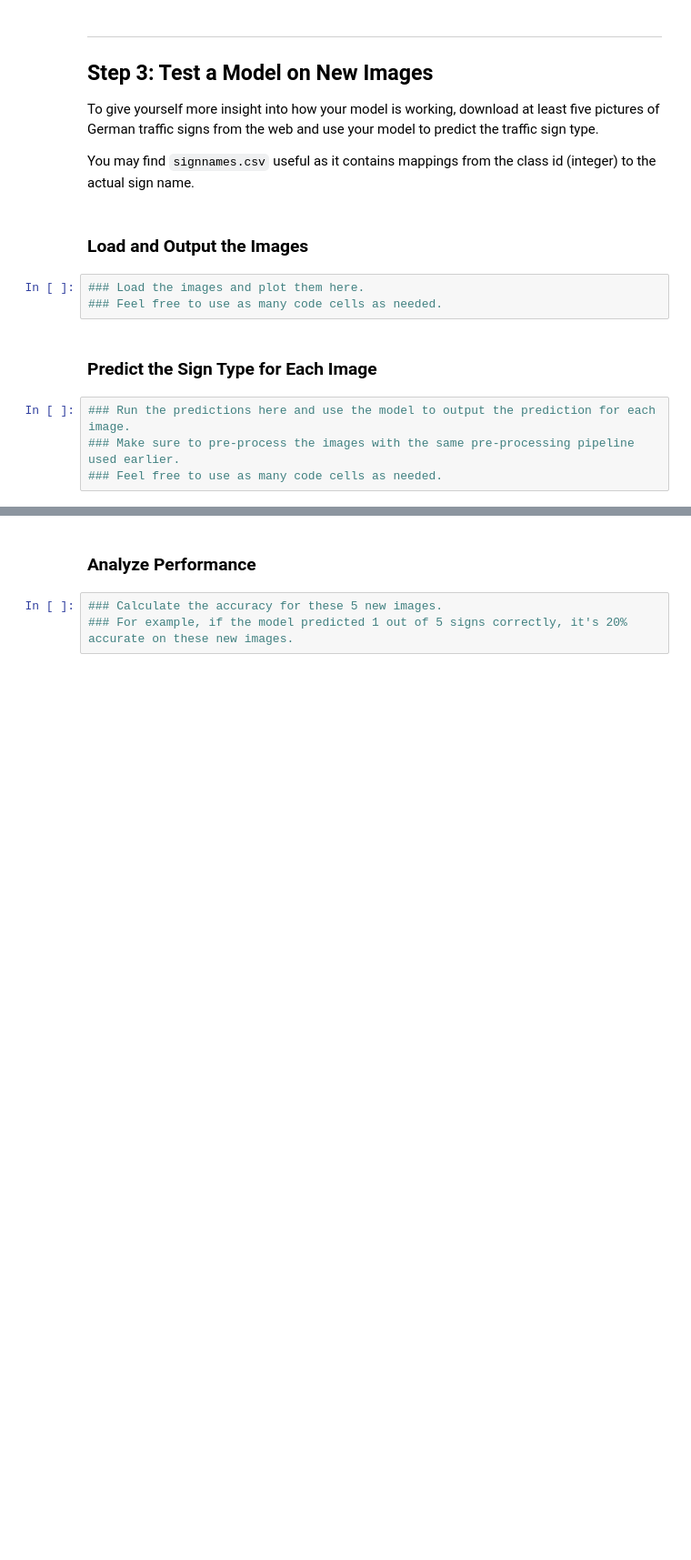
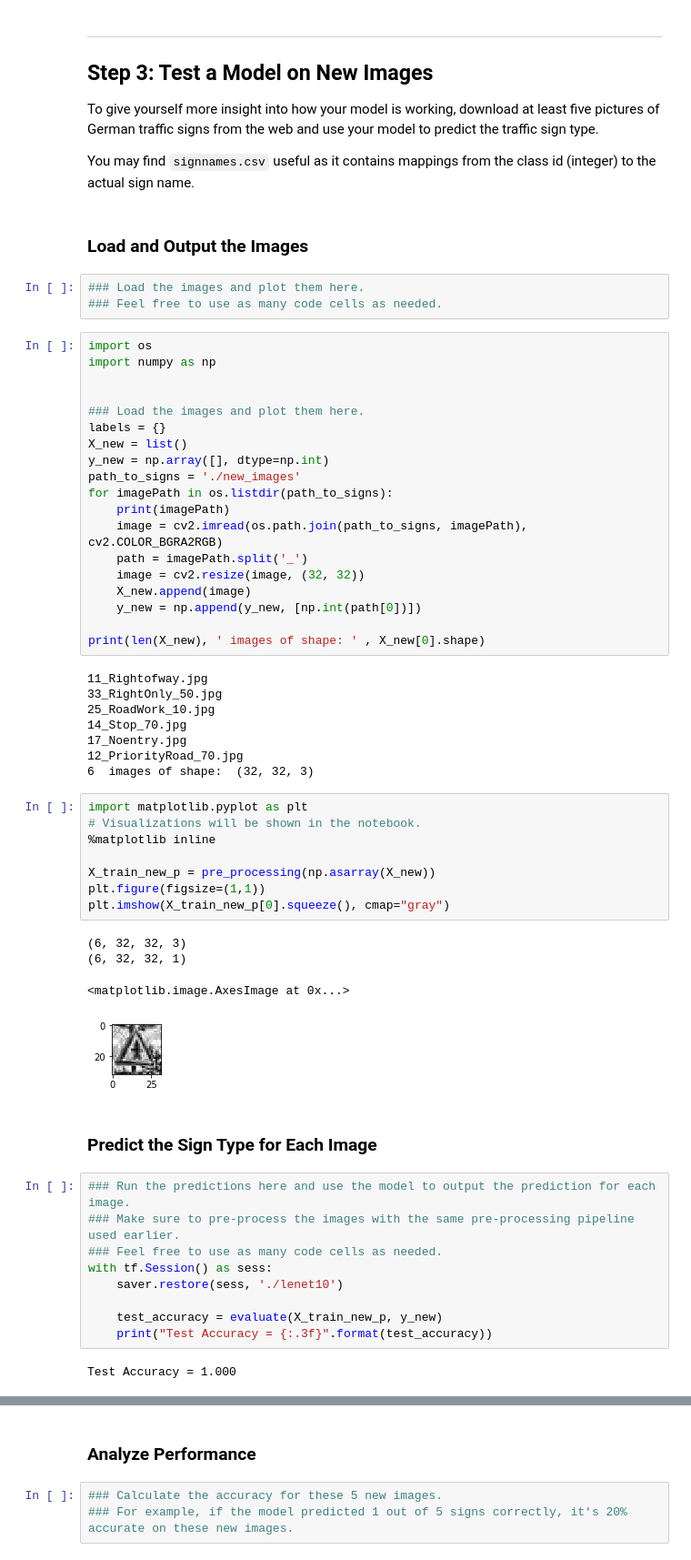
Before and after one commit to coderzbx/CarND-Traffic-Sign-Classifier-Project, a Jupyter notebook: Traffic_Sign_Classifier.ipynb, the cells around one changed output, grey strips where cells are left out. Shown at 91% size. Drawn from its saved outputs; the diff is of its cells as text; blank space fills up the shorter version.

```diff
--- a/Traffic_Sign_Classifier.ipynb
+++ b/Traffic_Sign_Classifier.ipynb
@@ -768,9 +875,56 @@ You may find `signnames.csv` useful as it contains mappings from the class id (i
 # %%
 ### Load the images and plot them here.
 ### Feel free to use as many code cells as needed.
+# %%
+import os
+import numpy as np
+
+
+### Load the images and plot them here.
+labels = {}
+X_new = list()
+y_new = np.array([], dtype=np.int)
+path_to_signs = './new_images'
+for imagePath in os.listdir(path_to_signs):
+    print(imagePath)
+    image = cv2.imread(os.path.join(path_to_signs, imagePath), cv2.COLOR_BGRA2RGB)
+    path = imagePath.split('_')
+    image = cv2.resize(image, (32, 32))
+    X_new.append(image)
+    y_new = np.append(y_new, [np.int(path[0])])
+
+print(len(X_new), ' images of shape: ' , X_new[0].shape)
+# %% [output]
+11_Rightofway.jpg
+33_RightOnly_50.jpg
+25_RoadWork_10.jpg
+14_Stop_70.jpg
+17_Noentry.jpg
+12_PriorityRoad_70.jpg
+6  images of shape:  (32, 32, 3)
+# %%
+import matplotlib.pyplot as plt
+# Visualizations will be shown in the notebook.
+%matplotlib inline
+
+X_train_new_p = pre_processing(np.asarray(X_new))
+plt.figure(figsize=(1,1))
+plt.imshow(X_train_new_p[0].squeeze(), cmap="gray")
+# %% [output]
+(6, 32, 32, 3)
+(6, 32, 32, 1)
+<matplotlib.image.AxesImage at 0x...>
+[figure, added]
 # %% [markdown]
 ### Predict the Sign Type for Each Image
 # %%
 ### Run the predictions here and use the model to output the prediction for each image.
 ### Make sure to pre-process the images with the same pre-processing pipeline used earlier.
 ### Feel free to use as many code cells as needed.
+with tf.Session() as sess:
+    saver.restore(sess, './lenet10')
+
+    test_accuracy = evaluate(X_train_new_p, y_new)
+    print("Test Accuracy = {:.3f}".format(test_accuracy))
+# %% [output]
+Test Accuracy = 1.000
```
Also changed, not shown: parts of 29 cells of this notebook.
